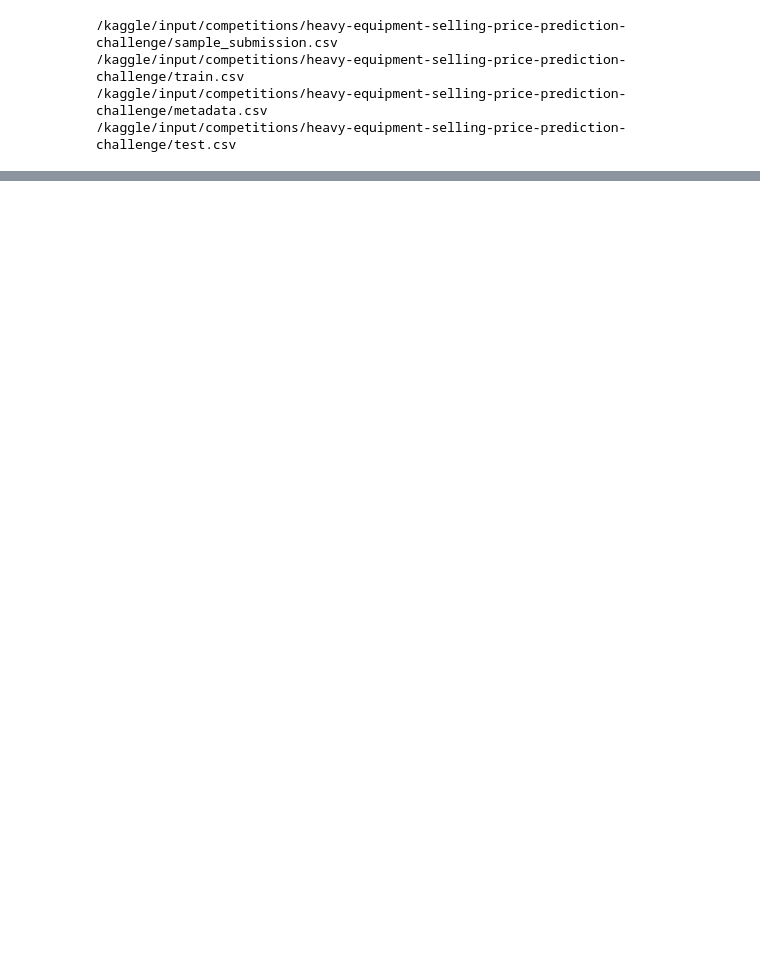
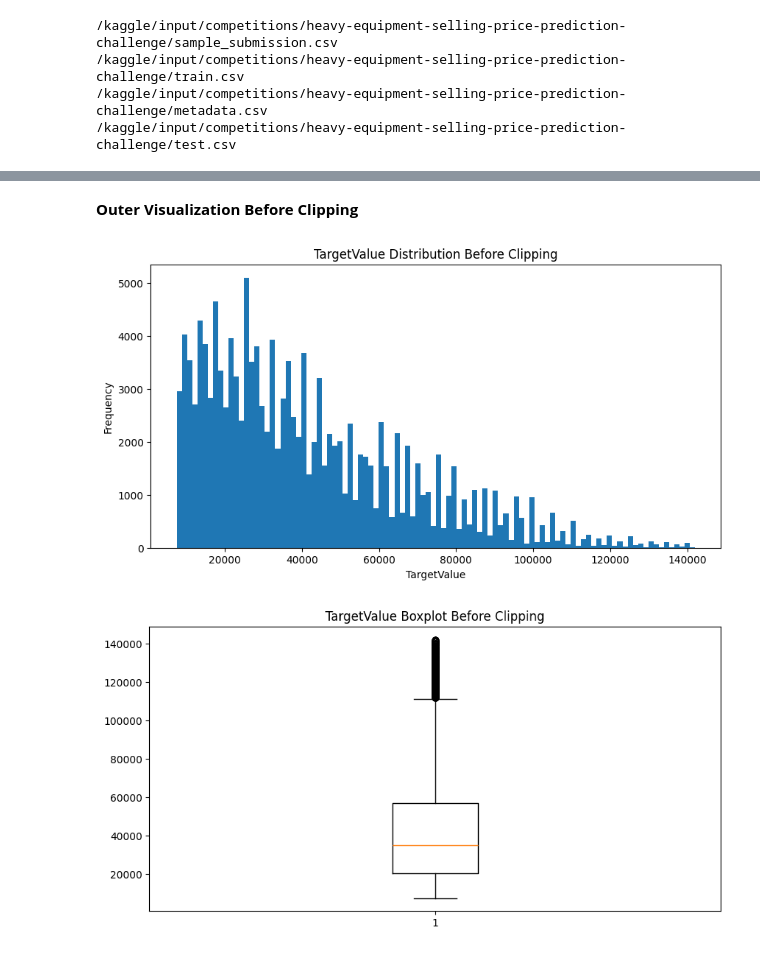
Before and after one commit to Yukti123Ramtani/data-science-projects, a Jupyter notebook: 25f1002035-notebook-2026t2.ipynb, the cells around one changed output, grey strips where cells are left out. Saved outputs shown, nothing was run; the diff lists cells and outputs as text; code cells hidden in the pictures; blank space fills up the shorter version.

Commit message:
Kaggle Notebook | 25f1002035-notebook-2026t2 | Version 9

```diff
--- a/25f1002035-notebook-2026t2.ipynb
+++ b/25f1002035-notebook-2026t2.ipynb
@@ -47,0 +93,8 @@ Mean Value:  41521.87404705085
+# %%
+train_data=pd.read_csv("/kaggle/input/competitions/heavy-equipment-selling-price-prediction-challenge/train.csv",low_memory=False)
+sample=pd.read_csv("/kaggle/input/competitions/heavy-equipment-selling-price-prediction-challenge/sample_submission.csv")
+test_data=pd.read_csv("/kaggle/input/competitions/heavy-equipment-selling-price-prediction-challenge/test.csv")
+Target="TargetValue"
+Id_col="TransactionID"
+null = pd.DataFrame({'columns': train_data.columns, 'number of null values': train_data.isnull().sum().values})
+null
@@ -47,0 +140,3 @@ Mean Value:  41521.87404705085
+# %%
+for index, row in null.iterrows():
+    print(f"Column: {row['columns']} | Missing Count: {row['number of null values']}")
@@ -47,0 +161,4 @@ Mean Value:  41521.87404705085
+# %%
+for row in null.itertuples(index=False):
+    # index=False removes the row index, so row[0] is 'columns' and row[1] is the count
+    print(f"Column: {row[0]} | Missing Count: {row[1]}")
@@ -47,0 +203,11 @@ Mean Value:  41521.87404705085
+# %%
+for index, row in null.iterrows():
+    col_name = row['columns']
+
+    # Check if the column is numeric before calculating the mean
+    if train_data[col_name].dtype in ['int64', 'float64']:
+        # Fill missing values with the mean
+        train_data[col_name] = train_data[col_name].fillna(train_data[col_name].mean())
+    if train_data[col_name].dtype in ['object']:
+        # Fill missing values with the mean
+        train_data[col_name] = train_data[col_name].fillna(train_data[col_name].mode()[0])
@@ -47,0 +353,21 @@ Mean Value:  41521.87404705085
+# %% [markdown]
+**Outer Visualization Before Clipping**
+# %%
+import matplotlib.pyplot as plt
+
+# Target Distribution
+plt.figure(figsize=(10,5))
+plt.hist(train_data['TargetValue'], bins=100)
+plt.title('TargetValue Distribution Before Clipping')
+plt.xlabel('TargetValue')
+plt.ylabel('Frequency')
+plt.show()
+
+# Boxplot
+plt.figure(figsize=(10,5))
+plt.boxplot(train_data['TargetValue'])
+plt.title('TargetValue Boxplot Before Clipping')
+plt.show()
+# %% [output]
+[figure, added]
+[figure, added]
```
Also changed, not shown: parts of 25 cells of this notebook.
